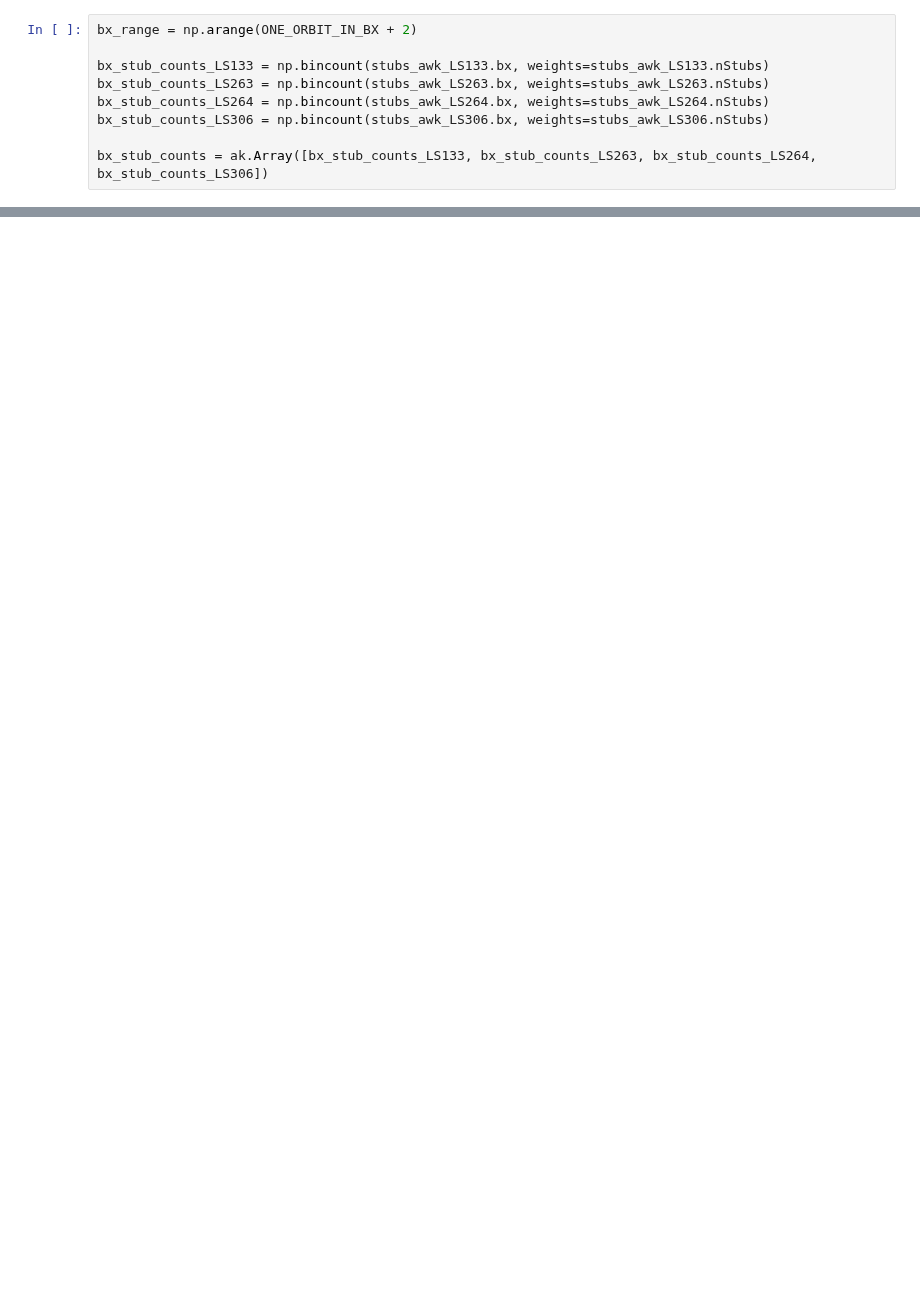
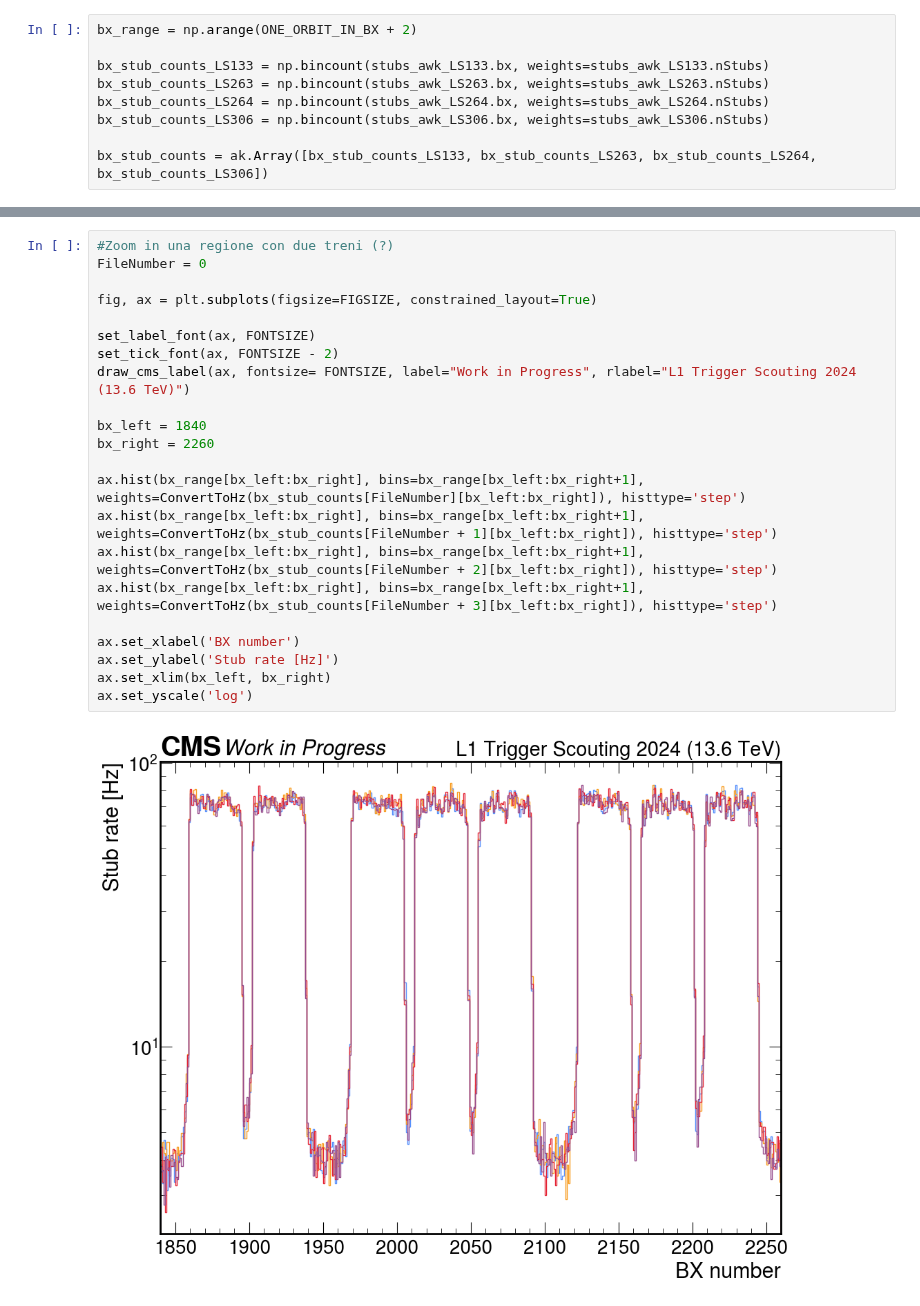
Before and after one commit to francescoreschio/Tesi-Triennale, a Jupyter notebook: Codice/Stubs.ipynb, the cells around one changed output, grey strips where cells are left out. Drawn from its saved outputs; the diff is of its cells as text; blank space fills up the shorter version.

```diff
--- a/Codice/Stubs.ipynb
+++ b/Codice/Stubs.ipynb
@@ -57,0 +79,24 @@ ax.set_yscale('log')
+# %%
+#Zoom in una regione con due treni (?)
+FileNumber = 0
+
+fig, ax = plt.subplots(figsize=FIGSIZE, constrained_layout=True)
+
+set_label_font(ax, FONTSIZE)
+set_tick_font(ax, FONTSIZE - 2)
+draw_cms_label(ax, fontsize= FONTSIZE, label="Work in Progress", rlabel="L1 Trigger Scouting 2024 (13.6 TeV)")
+
+bx_left = 1840
+bx_right = 2260
+
+ax.hist(bx_range[bx_left:bx_right], bins=bx_range[bx_left:bx_right+1], weights=ConvertToHz(bx_stub_counts[FileNumber][bx_left:bx_right]), histtype='step')
+ax.hist(bx_range[bx_left:bx_right], bins=bx_range[bx_left:bx_right+1], weights=ConvertToHz(bx_stub_counts[FileNumber + 1][bx_left:bx_right]), histtype='step')
+ax.hist(bx_range[bx_left:bx_right], bins=bx_range[bx_left:bx_right+1], weights=ConvertToHz(bx_stub_counts[FileNumber + 2][bx_left:bx_right]), histtype='step')
+ax.hist(bx_range[bx_left:bx_right], bins=bx_range[bx_left:bx_right+1], weights=ConvertToHz(bx_stub_counts[FileNumber + 3][bx_left:bx_right]), histtype='step')
+
+ax.set_xlabel('BX number')
+ax.set_ylabel('Stub rate [Hz]')
+ax.set_xlim(bx_left, bx_right)
+ax.set_yscale('log')
+# %% [output]
+[figure, added]
```
Also changed, not shown: parts of 11 cells of this notebook, 4 other files.
